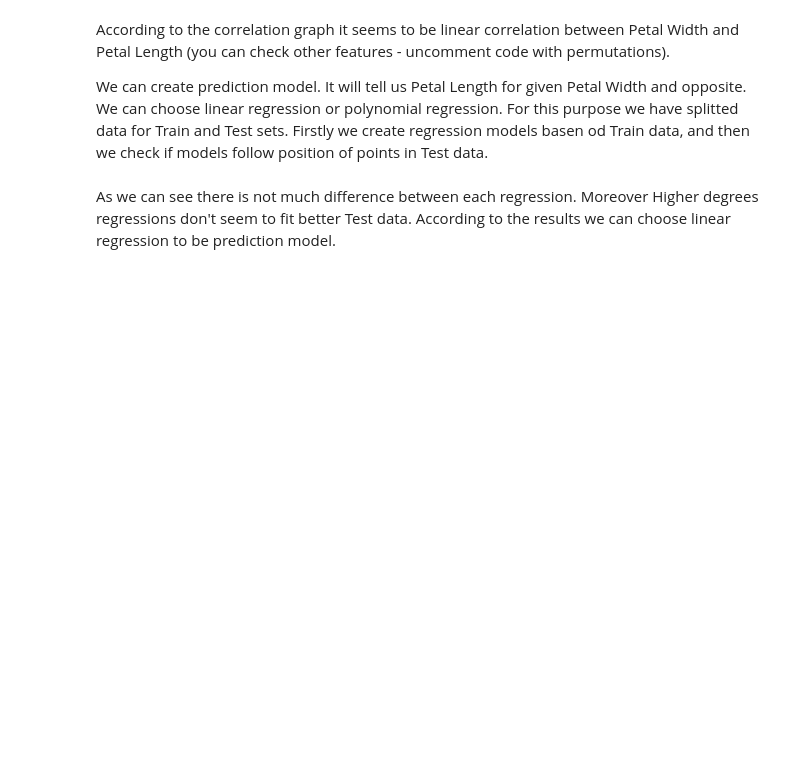
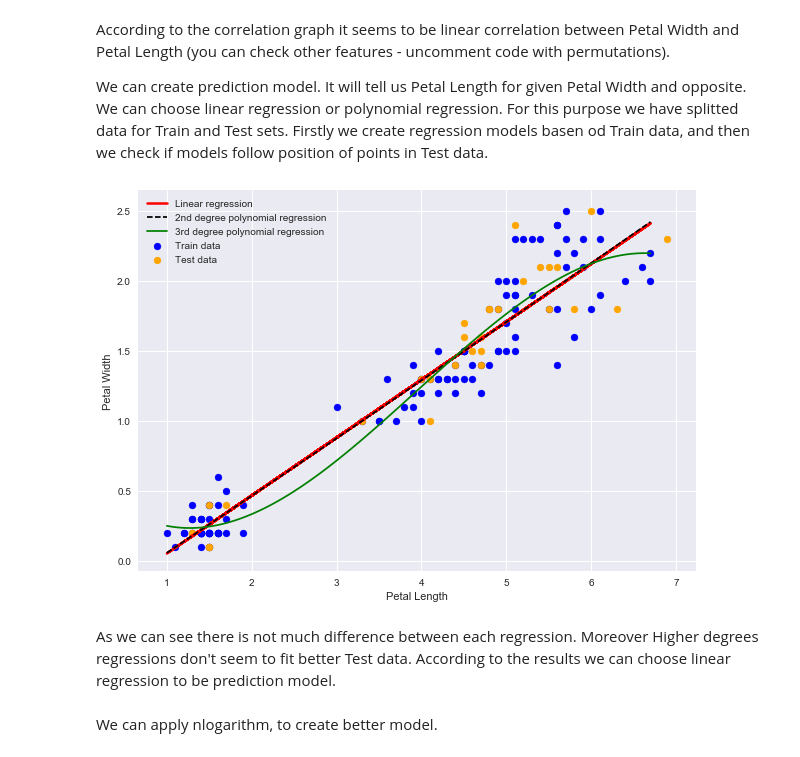
Before and after one commit to kuba1stach/Iris-dataset, a Jupyter notebook: iris.ipynb, the cells around one changed output. Drawn from its saved outputs; the diff is of its cells as text; code cells hidden in the pictures; blank space fills up the shorter version.

```diff
--- a/iris.ipynb
+++ b/iris.ipynb
@@ -139,39 +153,40 @@ def predict(x,y, nlog=False):
         m=np.log(trainD[:,y])
         j=np.log(testD[:,x])
         k=np.log(testD[:,y])
-        xp = np.linspace(np.log(eda[features[x]]["min"]), np.log(eda[features[x]]["max"]), 100)
+        xp = np.linspace(np.log(df_trainD[features[x]].min()), np.log(df_trainD[features[x]].max()), 100)
     elif nlog==False:
         n=trainD[:,x]
         m=trainD[:,y]
         j=testD[:,x]
         k=testD[:,y]
-        xp = np.linspace(eda[features[x]]["min"], eda[features[x]]["max"], 100)
+        xp = np.linspace(df_trainD[features[x]].min(), df_trainD[features[x]].max(), 100)
     else:
         return "nlog can be True or False"
 
 
     slope, intercept, r_value, p_value, std_err = scp.linregress(n, m)
 
     p1 = slope * n + intercept
     p2 = np.poly1d(np.polyfit(n, m, 2))
     p3 = np.poly1d(np.polyfit(n, m, 3))
 
     plt.figure(figsize=(10,7))
     plt.xlabel(features[x])
     plt.ylabel(features[y])
 
     plt.plot(n, p1, 'r', linewidth=2.5, label="Linear regression")
     plt.plot(xp, p2(xp), c='black', ls='--', label="2nd degree polynomial regression" )
     plt.plot(xp, p3(xp), c='g', label="3rd degree polynomial regression")
     plt.scatter(n, m, c='b', label="Train data")
     plt.scatter(j, k, c='orange', label="Test data")
     plt.legend()
 
-#permutations = list(combinations(range(4),2))
-#for x in permutations:
-#    predict(x[0],x[1], True)
 predict(2,3)
+# %% [output]
+[figure, added]
 # %% [markdown]
 As we can see there is not much difference between each regression. Moreover Higher degrees regressions don't seem to fit better Test data. According to the results we can choose linear regression to be prediction model.
+# %% [markdown]
+We can apply nlogarithm, to create better model.
 # %%
 predict(2,3,True)
```
Also changed, not shown: parts of 18 cells of this notebook, 1 other file.
